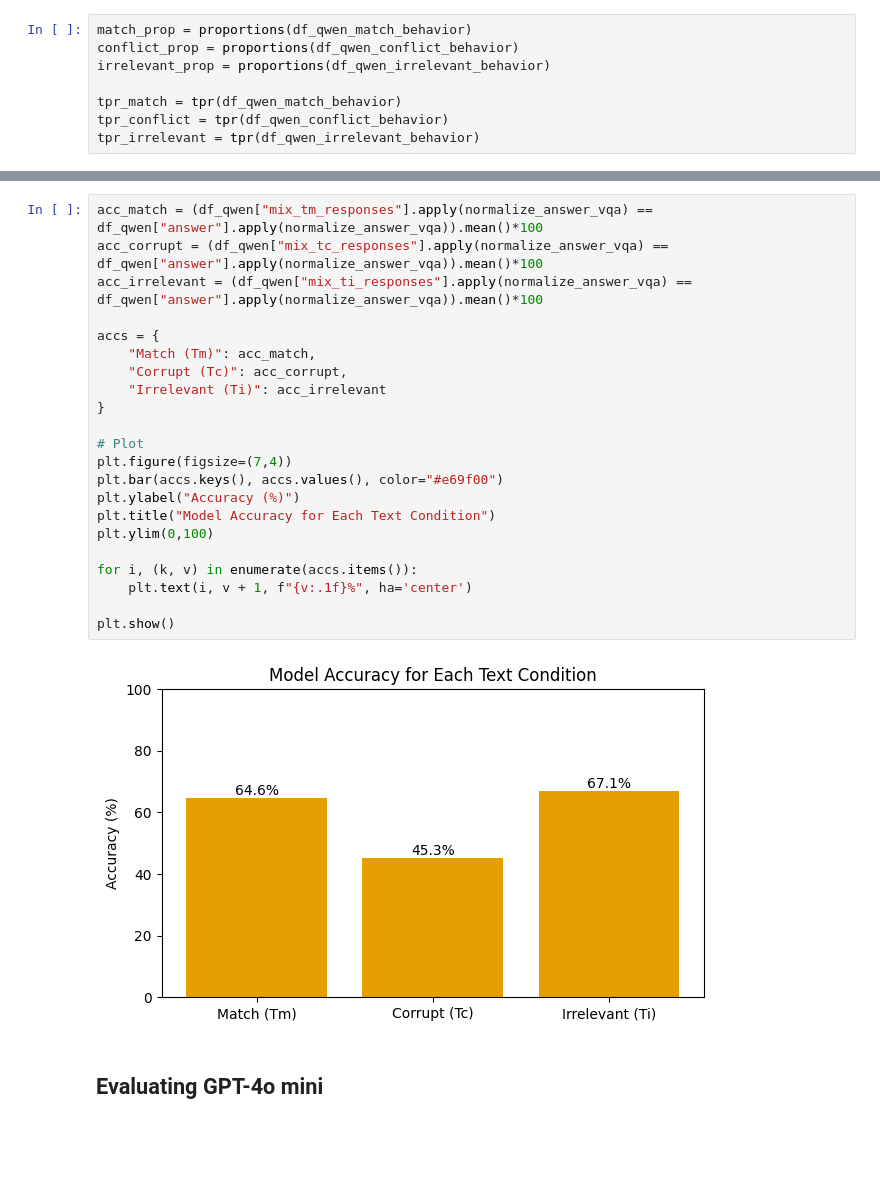
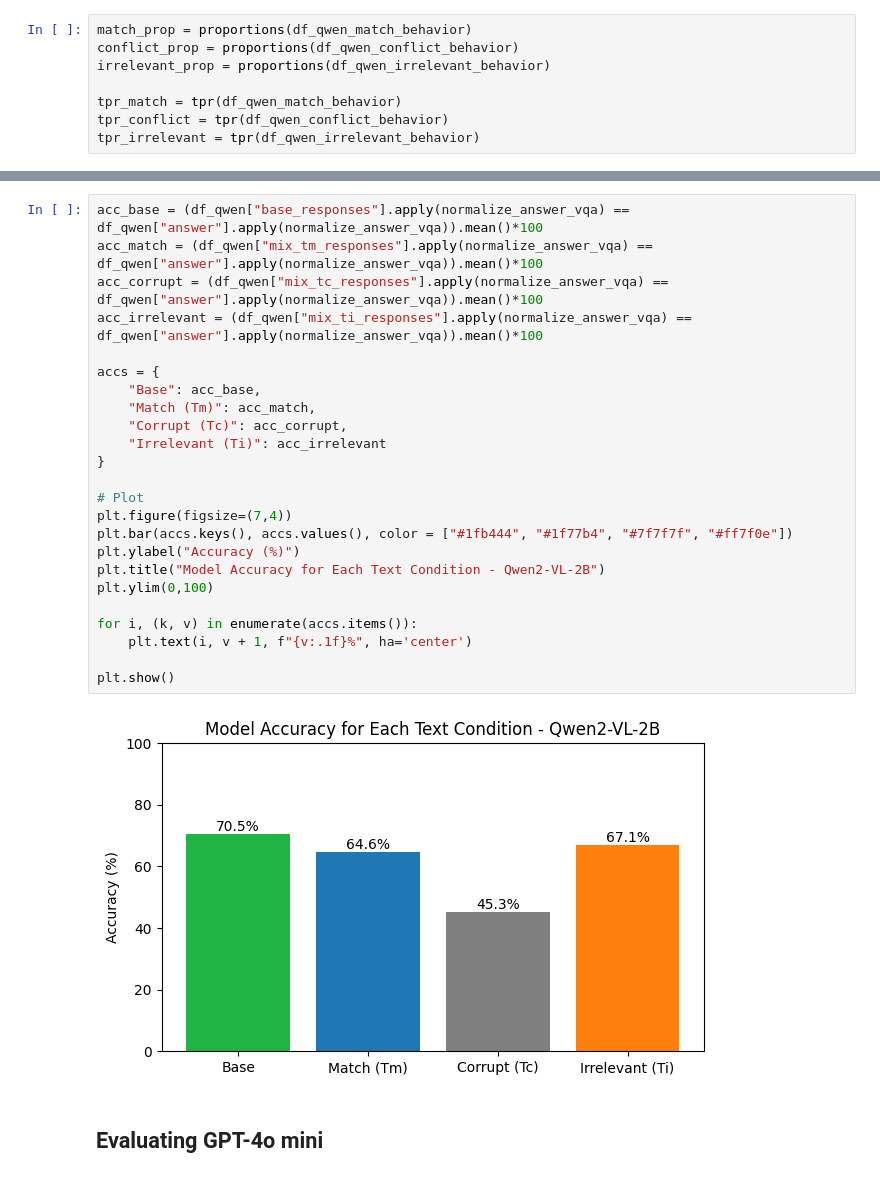
Before and after one commit to GabrielAlbuquerque01/projeto-visao, a Jupyter notebook: evaluation.ipynb, the cells around one changed output, grey strips where cells are left out. Cells and saved outputs as stored; diff of their text form; blank space fills up the shorter version.

```diff
--- a/evaluation.ipynb
+++ b/evaluation.ipynb
@@ -81,27 +81,29 @@ plot_behavior("Text Condition: Irrelevance", df_qwen_irrelevant_behavior, tpr_ir
 # %%
+acc_base = (df_qwen["base_responses"].apply(normalize_answer_vqa) == df_qwen["answer"].apply(normalize_answer_vqa)).mean()*100
 acc_match = (df_qwen["mix_tm_responses"].apply(normalize_answer_vqa) == df_qwen["answer"].apply(normalize_answer_vqa)).mean()*100
 acc_corrupt = (df_qwen["mix_tc_responses"].apply(normalize_answer_vqa) == df_qwen["answer"].apply(normalize_answer_vqa)).mean()*100
 acc_irrelevant = (df_qwen["mix_ti_responses"].apply(normalize_answer_vqa) == df_qwen["answer"].apply(normalize_answer_vqa)).mean()*100
 
 accs = {
+    "Base": acc_base,
     "Match (Tm)": acc_match,
     "Corrupt (Tc)": acc_corrupt,
     "Irrelevant (Ti)": acc_irrelevant
 }
 
 # Plot
 plt.figure(figsize=(7,4))
-plt.bar(accs.keys(), accs.values(), color="#e69f00")
+plt.bar(accs.keys(), accs.values(), color = ["#1fb444", "#1f77b4", "#7f7f7f", "#ff7f0e"])
 plt.ylabel("Accuracy (%)")
-plt.title("Model Accuracy for Each Text Condition")
+plt.title("Model Accuracy for Each Text Condition - Qwen2-VL-2B")
 plt.ylim(0,100)
 
 for i, (k, v) in enumerate(accs.items()):
     plt.text(i, v + 1, f"{v:.1f}%", ha='center')
 
 plt.show()
 # %% [output]
-[figure, old version]
+[figure, new version]
 # %% [markdown]
 ## Evaluating GPT-4o mini
 # %%
```
Also changed, not shown: parts of 5 cells of this notebook.
